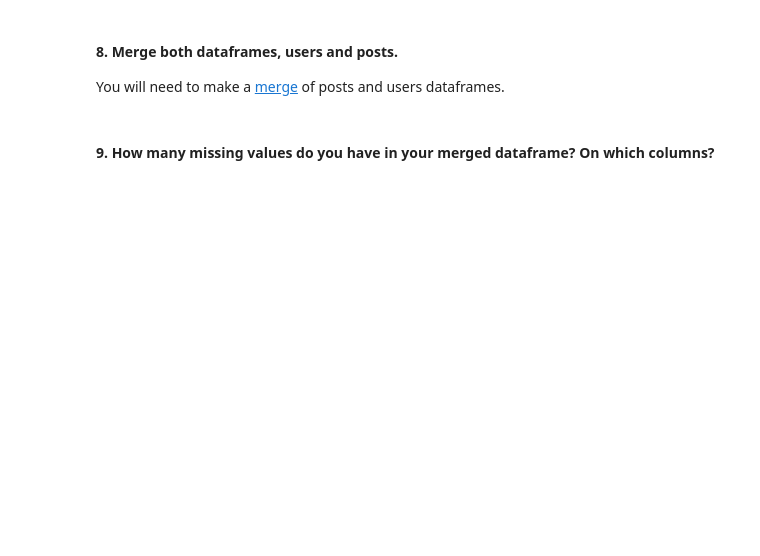
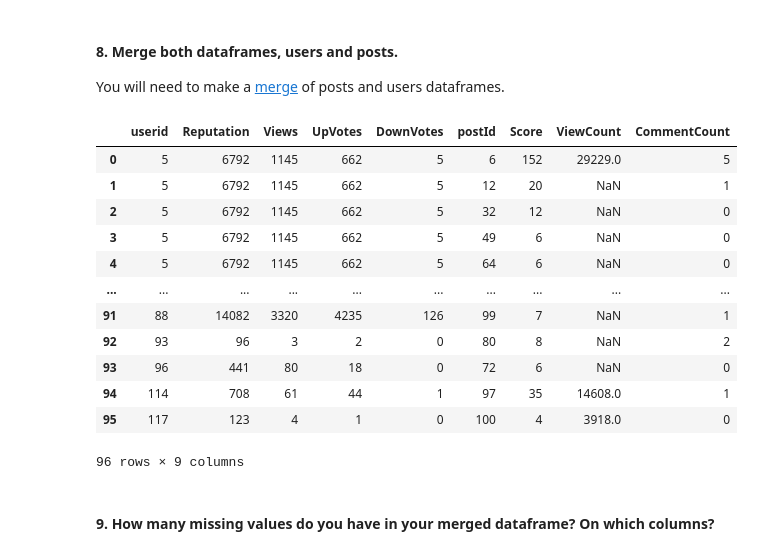
Before and after one commit to ta-data-mexpt/lab-data-cleaning, a Jupyter notebook: your-code/main.ipynb, the cells around one changed output. Saved outputs shown, nothing was run; the diff lists cells and outputs as text; code cells hidden in the pictures; blank space fills up the shorter version.

```diff
--- a/your-code/main.ipynb
+++ b/your-code/main.ipynb
@@ -13,2 +68,6 @@
 # %% [markdown]
 #### 7. Rename Id column to postId and OwnerUserId to userId
+# %%
+posts = posts.rename(columns = {'Id':'postId','OwnerUserId':'userid'})
+
+posts.head()
@@ -16,3 +83,7 @@
 #### 8. Define new dataframes for users and posts with the following selected columns:
     **users columns**: userId, Reputation,Views,UpVotes,DownVotes
     **posts columns**: postId, Score,userID,ViewCount,CommentCount
+# %%
+new_users = users[['userid','Reputation','Views','UpVotes','DownVotes']].copy()
+
+new_users.head()
@@ -18,0 +97,4 @@
+# %%
+new_posts = posts[['postId','Score','userid','ViewCount','CommentCount']].copy()
+
+new_posts.head()
@@ -19,5 +108,23 @@
 # %% [markdown]
 #### 8. Merge both dataframes, users and posts.
 You will need to make a [merge](https://pandas.pydata.org/pandas-docs/stable/generated/pandas.DataFrame.merge.html) of posts and users dataframes.
+# %%
+merged_df = pd.merge(left=new_users, right=new_posts, on = 'userid')
+
+merged_df
+# %% [output]
+|  | userid | Reputation | Views | UpVotes | DownVotes | postId | Score | ViewCount | CommentCount |
+| 0 | 5 | 6792 | 1145 | 662 | 5 | 6 | 152 | 29229.0 | 5 |
+| 1 | 5 | 6792 | 1145 | 662 | 5 | 12 | 20 | NaN | 1 |
+| 2 | 5 | 6792 | 1145 | 662 | 5 | 32 | 12 | NaN | 0 |
+| 3 | 5 | 6792 | 1145 | 662 | 5 | 49 | 6 | NaN | 0 |
+| 4 | 5 | 6792 | 1145 | 662 | 5 | 64 | 6 | NaN | 0 |
+| ... | ... | ... | ... | ... | ... | ... | ... | ... | ... |
+| 91 | 88 | 14082 | 3320 | 4235 | 126 | 99 | 7 | NaN | 1 |
+| 92 | 93 | 96 | 3 | 2 | 0 | 80 | 8 | NaN | 2 |
+| 93 | 96 | 441 | 80 | 18 | 0 | 72 | 6 | NaN | 0 |
+| 94 | 114 | 708 | 61 | 44 | 1 | 97 | 35 | 14608.0 | 1 |
+| 95 | 117 | 123 | 4 | 1 | 0 | 100 | 4 | 3918.0 | 0 |
+96 rows × 9 columns
 # %% [markdown]
 #### 9. How many missing values do you have in your merged dataframe? On which columns?
```
Also changed, not shown: parts of 13 cells of this notebook.
